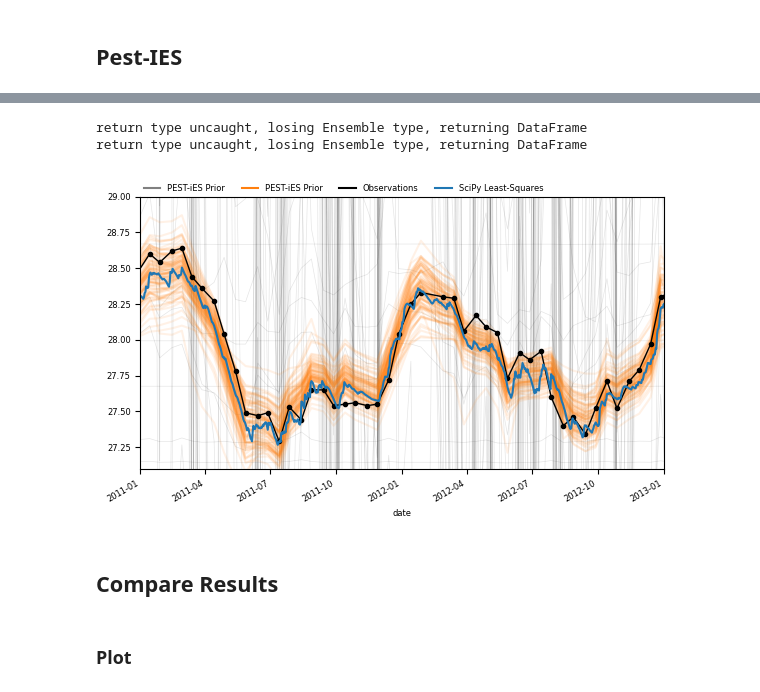
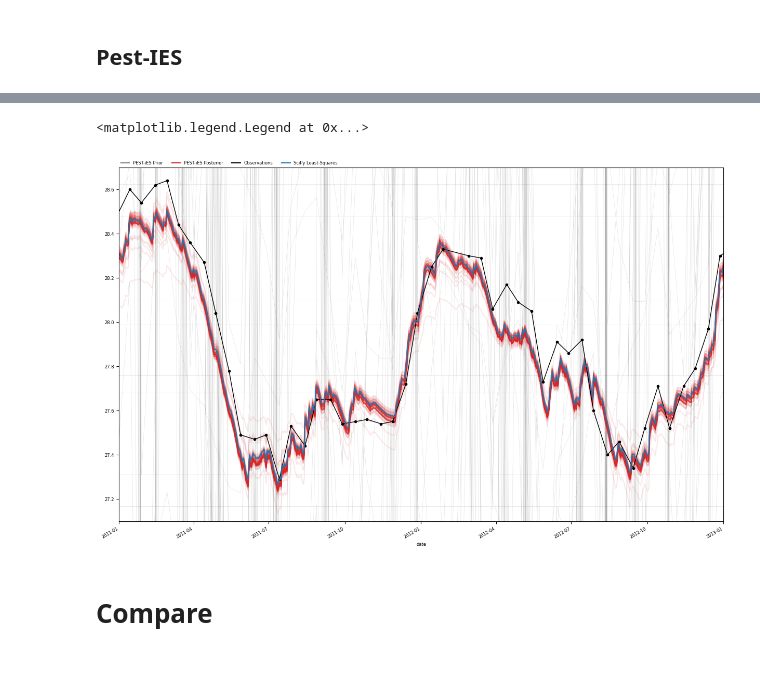
Before and after one commit to pastas/pastas-plugins, a Jupyter notebook: docs/examples/pest_pastas_ies.ipynb, the cells around one changed output, grey strips where cells are left out. Drawn from its saved outputs; the diff is of its cells as text; code cells hidden in the pictures; blank space fills up the shorter version.

```diff
--- a/docs/examples/pest_pastas_ies.ipynb
+++ b/docs/examples/pest_pastas_ies.ipynb
@@ -46,7 +42,7 @@ pex = (prec - evap).dropna().rename("PrecipitationExcess")
 # %% [markdown]
 ## Create Model
 # %%
-ml = ps.Model(head, name="PestGLM")
+ml = ps.Model(head)
 sm = ps.StressModel(
     pex, ps.Exponential(), name="pex", settings=ps.rcParams["timeseries"]["evap"]
 )
@@ -82,15 +78,18 @@ constant_d   27.508810   27.902000  True
 ## Pest-IES
 # %%
 ml_ies = ml.copy()
-solver = psp.PestIemSolver(
+ml_ies.name = "PestIES"
+solver = psp.PestIesSolver(
     exe_name="bin/pestpp-ies",
     model_ws=Path("pestf_ies/model"),
     temp_ws=Path("pestf_ies/temp"),
     master_ws=Path("pestf_ies/master"),
     noptmax=10,
+    port_number=4003,
 )
 ml_ies.solver = solver
 ml_ies.solver.set_model(ml_ies)
-ml_ies.solver.prior_monte_carlo(ies_num_reals=100)
-# ml_ies.solve(solver=solver)
+ml_ies.solver.run_ensembles(ies_num_reals=101)
+ml_ies.solver.nfev = 10
+ml_ies.solver.vary = ml_ies.parameters.vary.values
 # %% [output]
@@ -114,7 +117,7 @@ took 14.7333 minutes
 # %%
-import pyemu
-pst = pyemu.Pst(str(solver.temp_ws / "pest.pst"))
+pst = pyemu.Pst(str(solver.master_ws / "pest.pst"))
 
-pr_oe = pyemu.ObservationEnsemble.from_csv(pst=pst, filename=solver.master_ws / "pest.0.obs.csv")
-pt_oe = pyemu.ObservationEnsemble.from_csv(pst=pst, filename=solver.master_ws / f"pest.{pst.control_data.noptmax-1}.obs.csv")
+pr_oe = pyemu.ObservationEnsemble.from_csv(pst=pst, filename=solver.master_ws / f"pest.0.obs.csv").transpose().set_index(ml.observations().index)
+pt_oe = pyemu.ObservationEnsemble.from_csv(pst=pst, filename=solver.master_ws / f"pest.{ml_ies.solver.nfev}.obs.csv").transpose().set_index(ml.observations().index)
 noise = pyemu.ObservationEnsemble.from_csv(pst=pst, filename=solver.master_ws / "pest.obs+noise.csv")
+pt_oe_sim = ml_ies.solver.simulation_ensemble(iteration=ml_ies.solver.nfev) # get simulated ensemble instead of observed ensemble
@@ -121,27 +148,25 @@ noise = pyemu.ObservationEnsemble.from_csv(pst=pst, filename=solver.master_ws /
 # %%
-f, ax = plt.subplots(figsize=(6.75, 4))
-pr_oe.transpose().set_index(ml.observations().index).plot(ax=ax, legend=False, linewidth=0.5, color="black", alpha=0.1)
-pt_oe.transpose().set_index(ml.observations().index).plot(ax=ax, legend=False, color="C1", alpha=0.1)
+f, ax = plt.subplots(figsize=(15.0, 10.0))
+pr_oe.plot(ax=ax, legend=False, linewidth=0.5, color="black", alpha=0.1)
+# pt_oe.transpose().set_index(ml.observations().index).plot(ax=ax, legend=False, color="C1", alpha=0.1)
+pt_oe_sim.plot(ax=ax, color="C3", alpha=0.1, legend=False)
 ml.observations().plot(ax=ax, color="k", linewidth=1, marker=".")
-ax.set_ylim(ml.observations().min(), ml.observations().max())
-ax.set_xlim(pd.Timestamp('2011'), pd.Timestamp("2013"))
 ax.plot([], [], color="grey", alpha=1.0, label="PEST-iES Prior")
-ax.plot([], [], color="C1", alpha=1.0, label="PEST-iES Prior")
+ax.plot([], [], color="C3", alpha=1.0, label="PEST-iES Posterior")
 ax.plot([], [], color="k", alpha=1.0, label="Observations")
 ml_ls.simulate().plot(ax=ax, color="C0", linestyle="-", label="SciPy Least-Squares")
-ax.set_ylim(27.1, 29.0)
+# ax.set_ylim(ml.observations().min(), ml.observations().max())
+ax.set_xlim(pd.Timestamp('2011'), pd.Timestamp("2013"))
+ax.set_ylim(27.1, 28.7)
 ax.grid(False)
 labels, handles = ax.get_legend_handles_labels()
 ax.legend(labels[-4:], handles[-4:], loc=(0,1), ncol=4, frameon=False)
-f.savefig("pest-ies-obs-ensemble.png", dpi=300, bbox_inches="tight")
+# f.savefig("pest-ies-obs-ensemble.png", dpi=300, bbox_inches="tight")
 # %% [output]
-return type uncaught, losing Ensemble type, returning DataFrame
-return type uncaught, losing Ensemble type, returning DataFrame
+<matplotlib.legend.Legend at 0x...>
-[figure, old version]
+[figure, new version]
 # %% [markdown]
-## Compare Results
+# Compare
-# %% [markdown]
-### Plot
 # %%
 ps.plots.compare([ml_ies, ml_ls], figsize=(12.0, 8.0));
 # %% [output]
```
Also changed, not shown: parts of 14 cells of this notebook.
